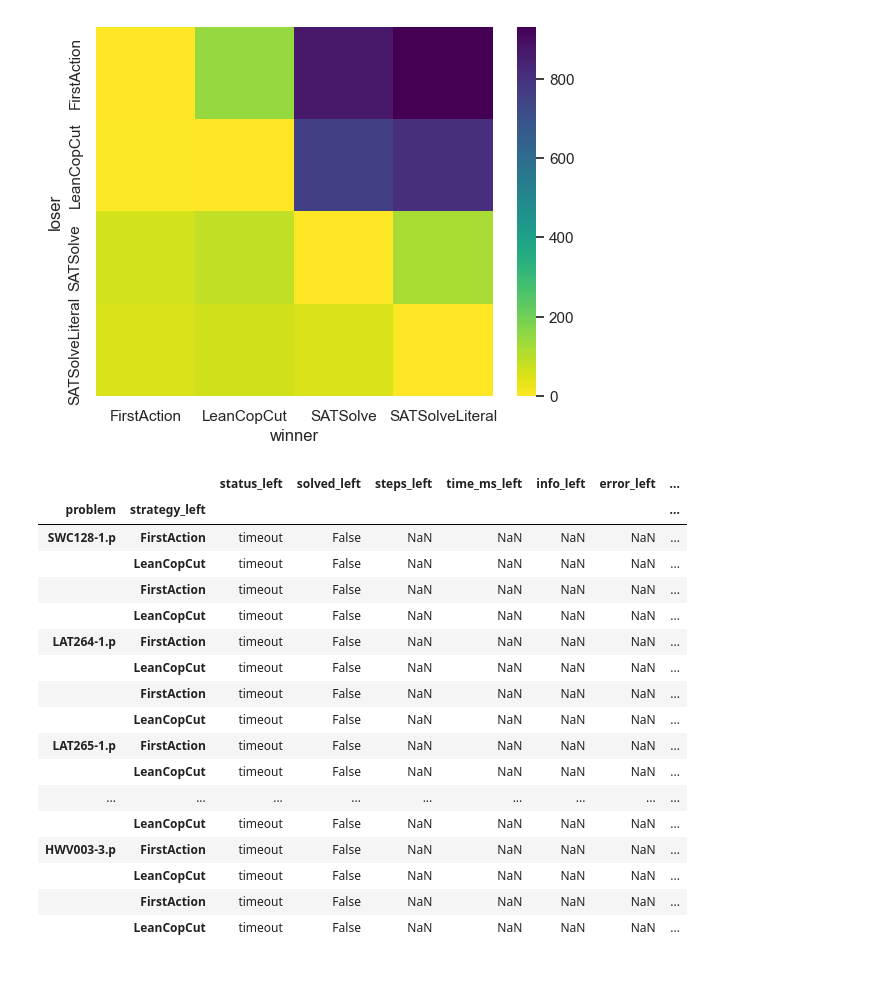
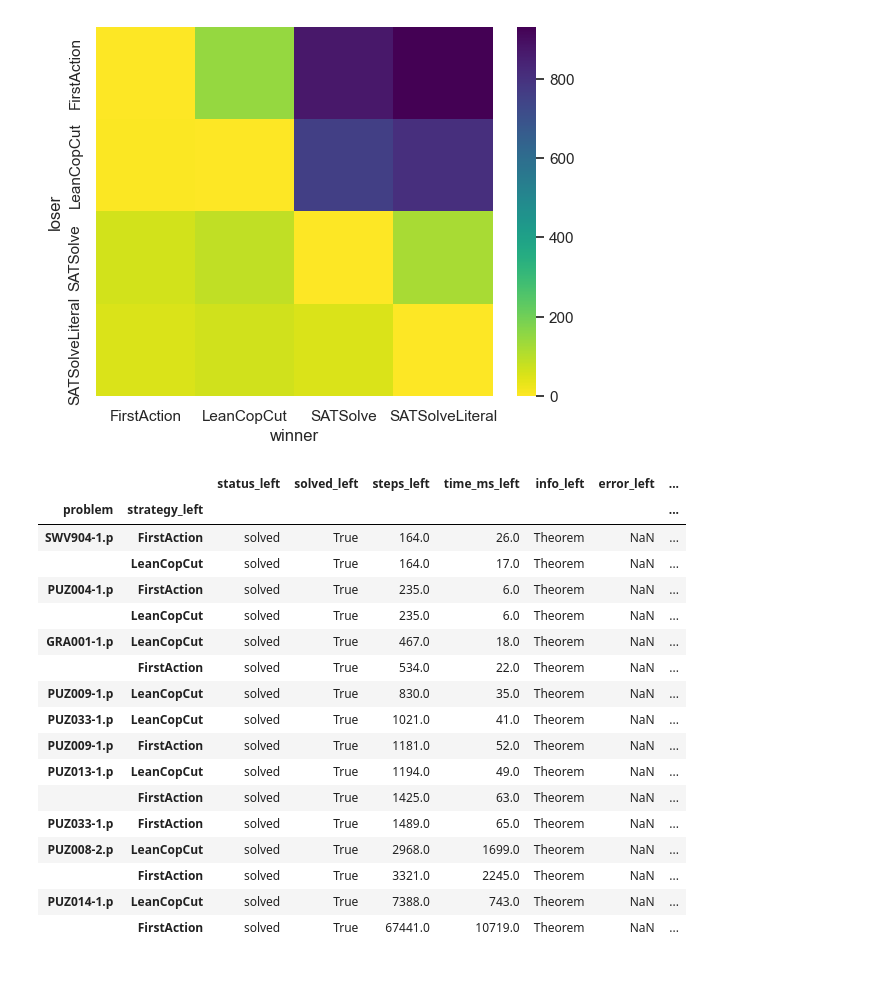
Before and after one commit to mfixman/connections, a Jupyter notebook: jupyter/Analysis_sat.ipynb, the cells around one changed output. Saved outputs shown, nothing was run; the diff lists cells and outputs as text; code cells hidden in the pictures.

```diff
--- a/jupyter/Analysis_sat.ipynb
+++ b/jupyter/Analysis_sat.ipynb
@@ -119,35 +119,35 @@ tr.index.name = 'problem'
 # %%
 statistics = (
     merged
     .xs('SATSolve', level = 'strategy_right')
-    .loc[lambda x: ~x.solved_left & x.solved_right]
+    # .loc[lambda x: ~x.solved_left & x.solved_right]
     .loc[lambda x: x.index.get_level_values('problem').str.contains('-')]
     # .loc[lambda x: x.index.get_level_values('strategy_left') != 'SATSolve']
     # .groupby(level = 'problem')
     # .filter(lambda x: len(x) == 3)
     .join(tr)
     .sort_values(['steps_right', 'length'], kind = 'stable')
 )
-statistics.loc[lambda x: x.index.get_level_values('problem')].head(40)
+statistics.loc[lambda x: (x.steps_right == 1) & (x.steps_left > 10)].sort_values('steps_left').head(40)
 # %% [output]
 |  |  | status_left | solved_left | steps_left | time_ms_left | info_left | error_left | ... |
 | problem | strategy_left |  |  |  |  |  |  | ... |
-| SWC128-1.p | FirstAction | timeout | False | NaN | NaN | NaN | NaN | ... |
-|  | LeanCopCut | timeout | False | NaN | NaN | NaN | NaN | ... |
-|  | FirstAction | timeout | False | NaN | NaN | NaN | NaN | ... |
-|  | LeanCopCut | timeout | False | NaN | NaN | NaN | NaN | ... |
-| LAT264-1.p | FirstAction | timeout | False | NaN | NaN | NaN | NaN | ... |
-|  | LeanCopCut | timeout | False | NaN | NaN | NaN | NaN | ... |
-|  | FirstAction | timeout | False | NaN | NaN | NaN | NaN | ... |
-|  | LeanCopCut | timeout | False | NaN | NaN | NaN | NaN | ... |
-| LAT265-1.p | FirstAction | timeout | False | NaN | NaN | NaN | NaN | ... |
-|  | LeanCopCut | timeout | False | NaN | NaN | NaN | NaN | ... |
-| ... | ... | ... | ... | ... | ... | ... | ... | ... |
-|  | LeanCopCut | timeout | False | NaN | NaN | NaN | NaN | ... |
-| HWV003-3.p | FirstAction | timeout | False | NaN | NaN | NaN | NaN | ... |
-|  | LeanCopCut | timeout | False | NaN | NaN | NaN | NaN | ... |
-|  | FirstAction | timeout | False | NaN | NaN | NaN | NaN | ... |
-|  | LeanCopCut | timeout | False | NaN | NaN | NaN | NaN | ... |
+| SWV904-1.p | FirstAction | solved | True | 164.0 | 26.0 | Theorem | NaN | ... |
+|  | LeanCopCut | solved | True | 164.0 | 17.0 | Theorem | NaN | ... |
+| PUZ004-1.p | FirstAction | solved | True | 235.0 | 6.0 | Theorem | NaN | ... |
+|  | LeanCopCut | solved | True | 235.0 | 6.0 | Theorem | NaN | ... |
+| GRA001-1.p | LeanCopCut | solved | True | 467.0 | 18.0 | Theorem | NaN | ... |
+|  | FirstAction | solved | True | 534.0 | 22.0 | Theorem | NaN | ... |
+| PUZ009-1.p | LeanCopCut | solved | True | 830.0 | 35.0 | Theorem | NaN | ... |
+| PUZ033-1.p | LeanCopCut | solved | True | 1021.0 | 41.0 | Theorem | NaN | ... |
+| PUZ009-1.p | FirstAction | solved | True | 1181.0 | 52.0 | Theorem | NaN | ... |
+| PUZ013-1.p | LeanCopCut | solved | True | 1194.0 | 49.0 | Theorem | NaN | ... |
+|  | FirstAction | solved | True | 1425.0 | 63.0 | Theorem | NaN | ... |
+| PUZ033-1.p | FirstAction | solved | True | 1489.0 | 65.0 | Theorem | NaN | ... |
+| PUZ008-2.p | LeanCopCut | solved | True | 2968.0 | 1699.0 | Theorem | NaN | ... |
+|  | FirstAction | solved | True | 3321.0 | 2245.0 | Theorem | NaN | ... |
+| PUZ014-1.p | LeanCopCut | solved | True | 7388.0 | 743.0 | Theorem | NaN | ... |
+|  | FirstAction | solved | True | 67441.0 | 10719.0 | Theorem | NaN | ... |
 # %% [markdown]
 #
 # %%
```
